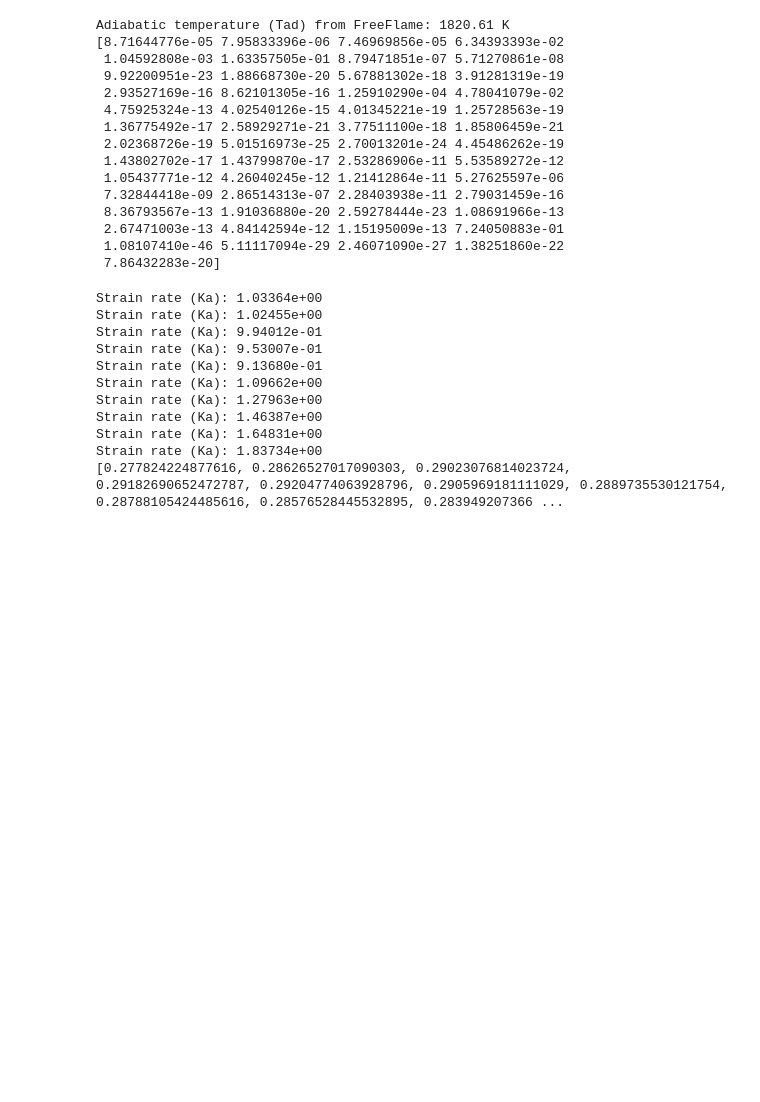
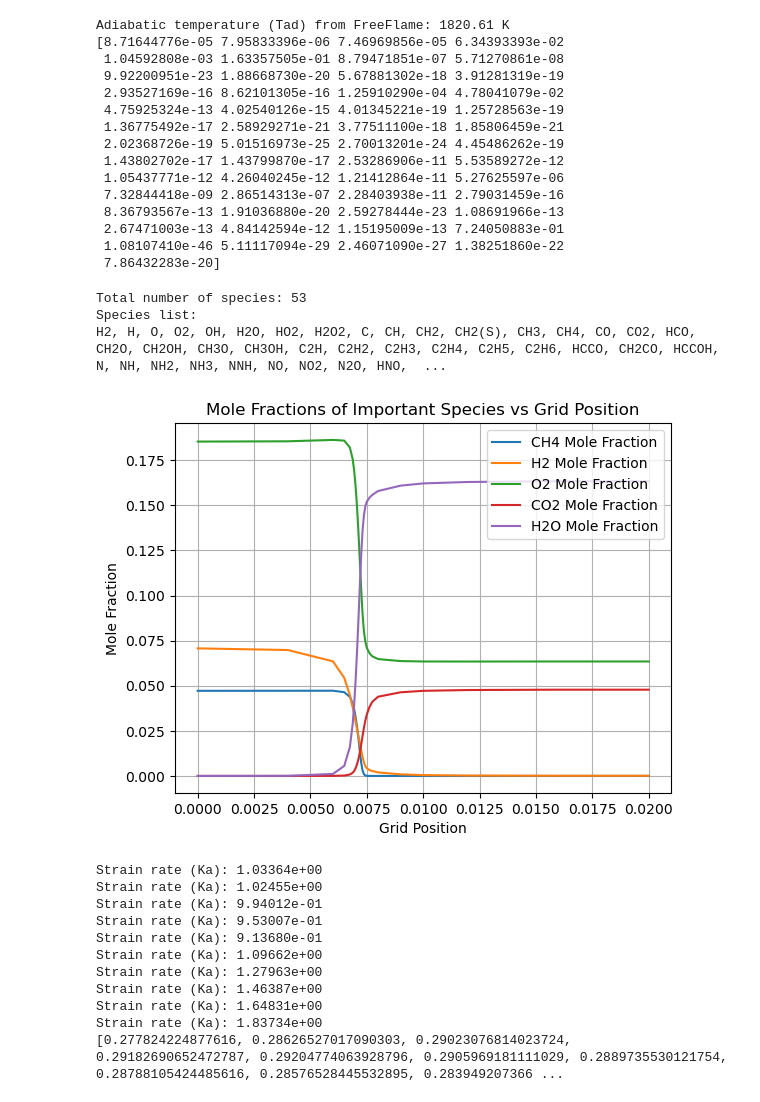
Before and after one commit to solheeing/CanteraTabulation, a Jupyter notebook: codes/test-myproject.ipynb, the cells around one changed output. Saved outputs shown, nothing was run; the diff lists cells and outputs as text; code cells hidden in the pictures; blank space fills up the shorter version.

Commit message:
plot Xflame species

```diff
--- a/codes/test-myproject.ipynb
+++ b/codes/test-myproject.ipynb
@@ -58,6 +58,32 @@ Adiabatic temperature (Tad) from FreeFlame: 1820.61 K
  2.67471003e-13 4.84142594e-12 1.15195009e-13 7.24050883e-01
  1.08107410e-46 5.11117094e-29 2.46071090e-27 1.38251860e-22
  7.86432283e-20]
+# %%
+# total species list
+species_list = gas.species_names  # name
+print(f"Total number of species: {len(species_list)}")  # check
+print("Species list:")
+for species in species_list:
+    print(species, end=', ')
+# %% [output]
+Total number of species: 53
+Species list:
+H2, H, O, O2, OH, H2O, HO2, H2O2, C, CH, CH2, CH2(S), CH3, CH4, CO, CO2, HCO, CH2O, CH2OH, CH3O, CH3OH, C2H, C2H2, C2H3, C2H4, C2H5, C2H6, HCCO, CH2CO, HCCOH, N, NH, NH2, NH3, NNH, NO, NO2, N2O, HNO,  ...
+# %%
+# specify species and plot
+important_species = ['CH4', 'H2', 'O2', 'CO2', 'H2O']
+for species in important_species:
+    species_index = gas.species_index(species)
+    plt.plot(flame.grid, flame.X[species_index, :], label=f'{species} Mole Fraction')
+
+plt.xlabel('Grid Position')
+plt.ylabel('Mole Fraction')
+plt.title('Mole Fractions of Important Species vs Grid Position')
+plt.legend()
+plt.grid(True)
+plt.show()
+# %% [output]
+[figure, added]
 # %%
 def calculate_heat_loss_coefficient(Tp, Tad, Tr):
     beta = (Tp - Tr) / (Tad - Tr)
```
